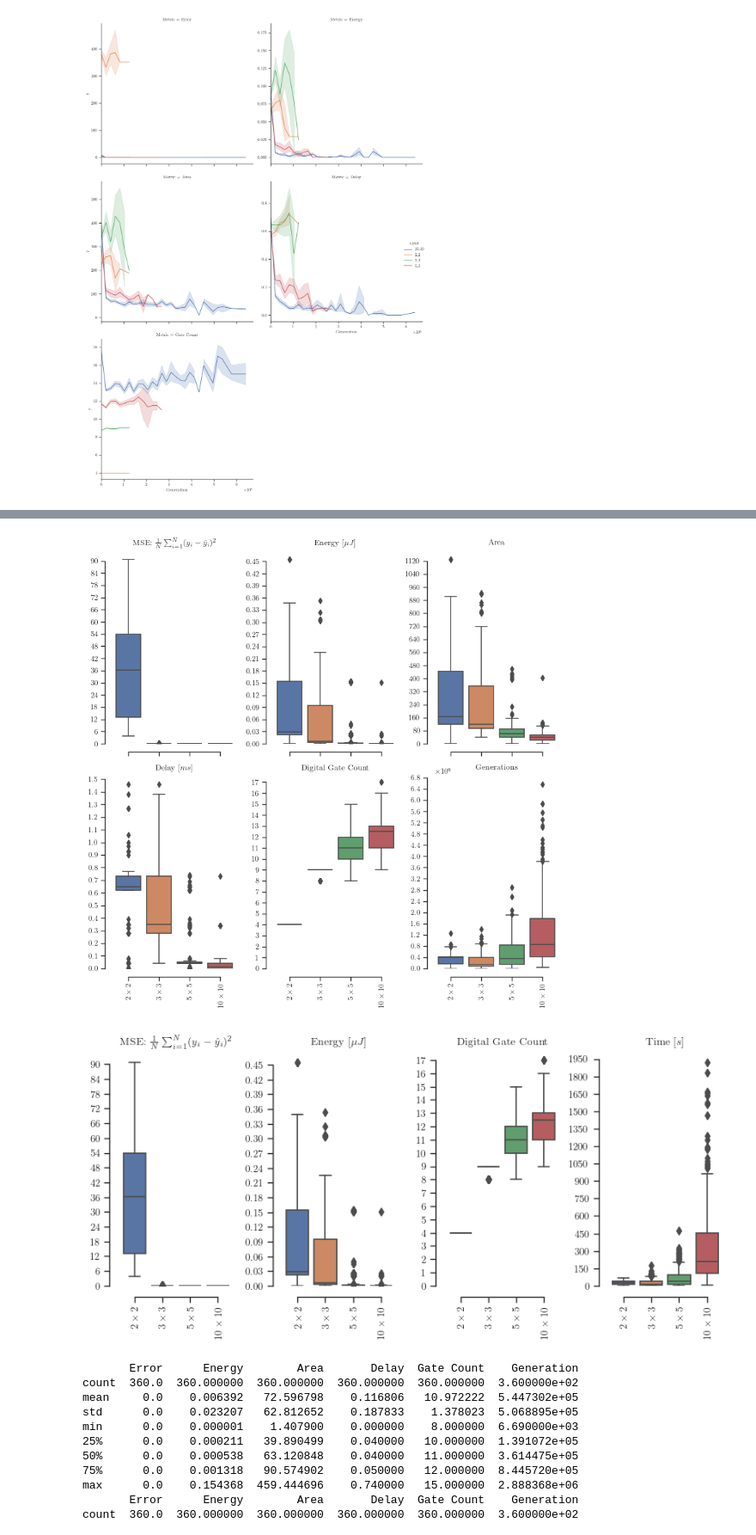
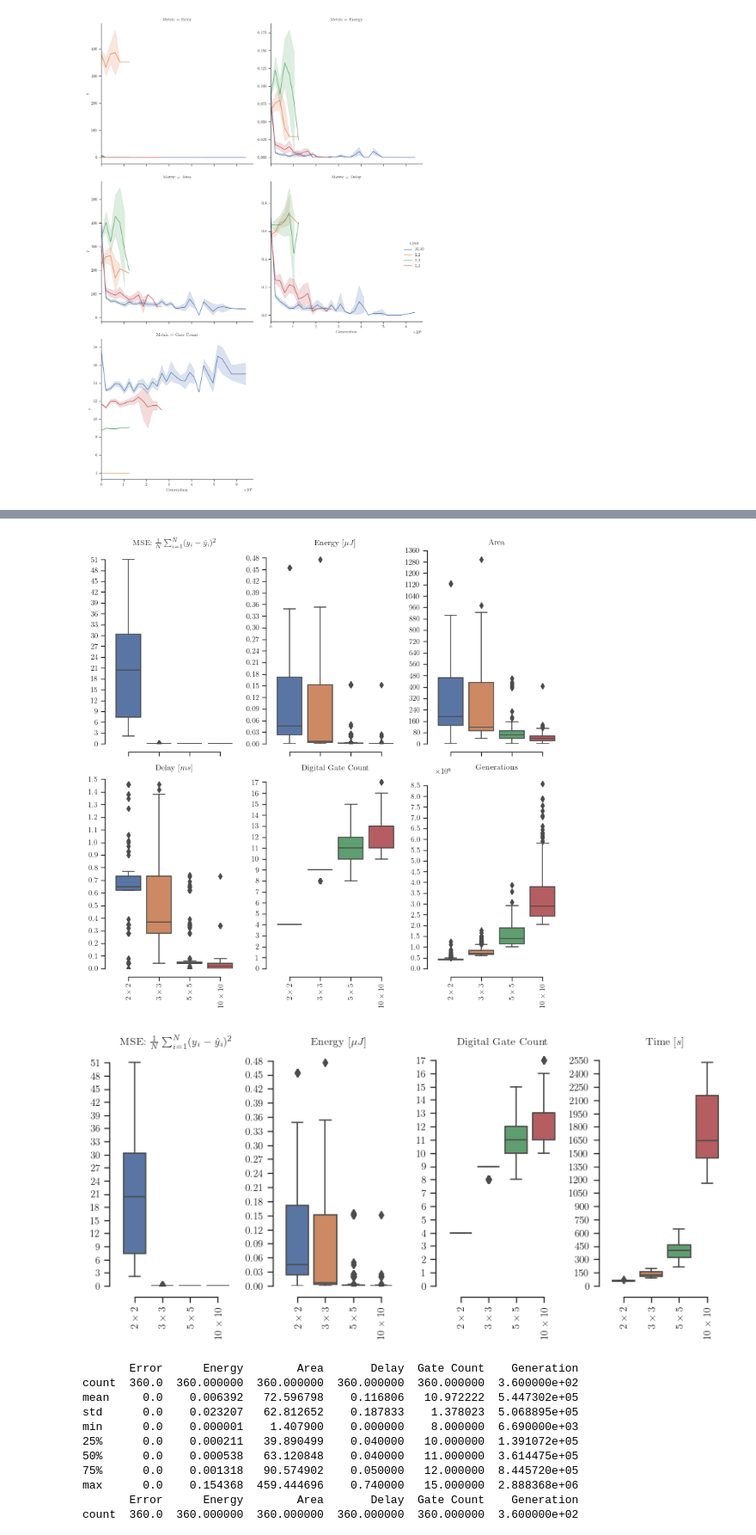
Before and after one commit to mlorinc/cnn-cgp-compressor, a Jupyter notebook: cmd/compress/reversed_single_filter.ipynb, the cells around one changed output, grey strips where cells are left out. Shown: that part at 86% size. Drawn from its saved outputs; the diff is of its cells as text; code cells hidden in the pictures.

```diff
--- a/cmd/compress/reversed_single_filter.ipynb
+++ b/cmd/compress/reversed_single_filter.ipynb
@@ -27,9 +27,9 @@ figures.mkdir(exist_ok=True, parents=True)
 # %%
 import os
 from pathlib import Path
+debug = False
 
-
-def create_df(path: str = data_store, tar_files = ["reversed_single_filter.tar"]) -> pd.DataFrame:
+def create_df(path: str = data_store, tar_files = ["reversed_single_filter.tar"], best_solution=False) -> pd.DataFrame:
     path = Path(path)
     experiment_runs = set()
     for file in [path / tar for tar in tar_files]:
@@ -48,12 +48,15 @@ def create_df(path: str = data_store, tar_files = ["reversed_single_filter.tar"]
                         csv["run"] = csv["run"] + 30
 
                     experiment_runs.add(occurence_string)
-                    yield csv
-                else:
+                    if best_solution:
+                        yield csv.tail(n=1)
+                    else:
+                        yield csv
+                elif debug:
                     print(f"ignoring {f}")
 
-def load_dfs(path: str = data_store, tar_files = ["reversed_single_filter.tar"]):
-    df = pd.concat([df for df in create_df(path, tar_files)], ignore_index=True)
+def load_dfs(path: str = data_store, tar_files = ["reversed_single_filter.tar"], best_solution=False):
+    df = pd.concat([df for df in create_df(path, tar_files, best_solution=best_solution)], ignore_index=True)
     df.drop(columns="depth", inplace=True, errors="ignore")
     df.drop_duplicates(subset=["generation"], inplace=True)
     df.columns = df.columns.str.title().str.replace("_", " ")
@@ -68,4 +71,3 @@ def get_best_solutions(df):
 
 fitness_columns = ["Error", "Energy", "Area", "Delay", "Gate Count"]
 quantized_columns = ["Error", "Quantized Energy", "Quantized Delay"]
-df = load_dfs()
@@ -173,9 +157,8 @@ plt.tight_layout()
 # %%
 order=["2,2", "3,3", "5,5", "10,10"]
 def load_df(tar_files = ["reversed_single_filter.tar"]):
-    df = load_dfs(tar_files=tar_files)
-    solutions_df = get_best_solutions(df)
-    solutions_df["Error"] = solutions_df["Error"] / 9
+    solutions_df = load_dfs(tar_files=tar_files, best_solution=True)
+    solutions_df["Error"] = solutions_df["Error"] / 16
     return solutions_df
 
 titles = {
@@ -190,6 +173,8 @@ titles = {
 
 def plot(solutions_df, col, ax, i, sharex_index=True):
     tick_count = solutions_df["Gate Count"].max() + 1
+    if col == "Timestamp":
+        solutions_df = solutions_df.groupby(by=["Grid", "Run"])["Timestamp"].max().reset_index()
     g = sns.boxplot(data=solutions_df, x="Grid", y=col, order=order, ax=ax)
     dimensions = [tuple(label.get_text().split(",")) for label in g.get_xticklabels()]
     g.yaxis.set_major_locator(plt.MaxNLocator(tick_count, min_n_ticks=10, integer=(col=="Gate Count")))
@@ -211,6 +196,8 @@ def plot_columns(df, columns, r, c, sharex=True):
     return fig
 
 solutions_df = load_df()
+
+
 fig_all = plot_columns(solutions_df, fitness_columns + ["Generation"], 2, 3)
 sns.despine(offset=10, bottom=False, left=False, trim=True, fig=fig_all)
 fig_all.tight_layout()
@@ -245,5 +215,5 @@ ignoring conv2_5_9_5_5/train_statistics/learning
-[figure, old version]
+[figure, new version]
-[figure, old version]
+[figure, new version]
 # %%
 import scipy.stats as stats
 import scikit_posthocs as sp
```
Also changed, not shown: parts of 2 cells of this notebook, 21 other files.
